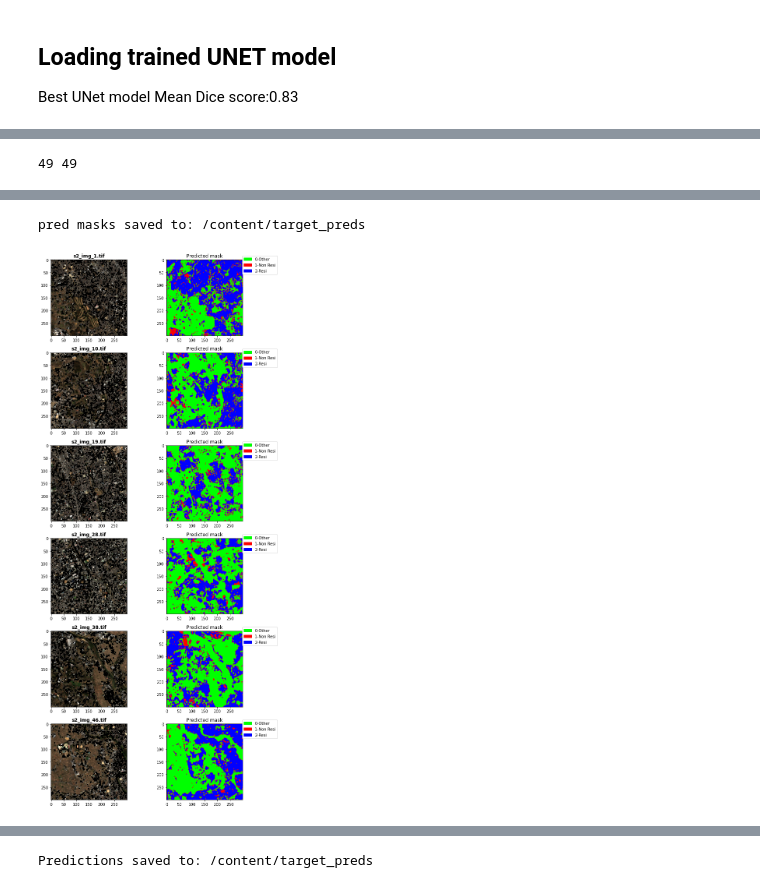
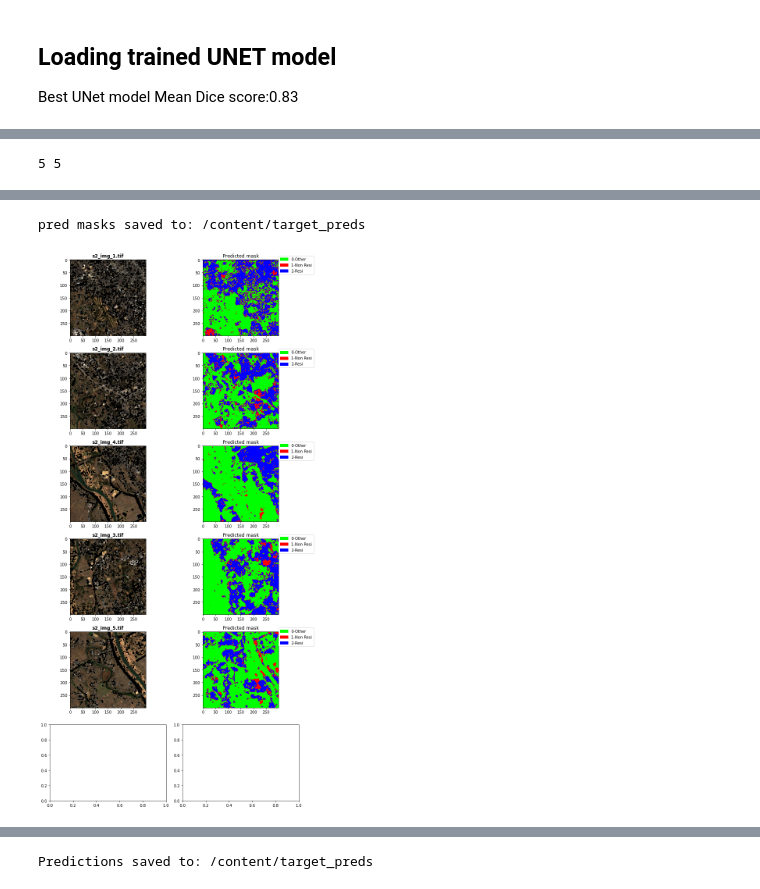
Before and after one commit to lleviraz/urban_segmentation, a Jupyter notebook: notebooks/NB1 Preprocess and Predict.ipynb, the cells around one changed output, grey strips where cells are left out. Drawn from its saved outputs; the diff is of its cells as text; code cells hidden in the pictures.

```diff
--- a/notebooks/NB1 Preprocess and Predict.ipynb
+++ b/notebooks/NB1 Preprocess and Predict.ipynb
@@ -24,7 +24,8 @@ Prerequisites:
 5.   Run the notebook to predict the masks
 # %%
 #TODO >>>>>>>>>> CHANGE TO THE DOWNLOADED IMAGES DIRECTORY (INPUT)
-EXPORT_DIR='/content/drive/MyDrive/gee_export_Jul_14_2022_1601test'
+# EXPORT_DIR='/content/drive/MyDrive/gee_export_Jul_14_2022_1601test'
+EXPORT_DIR='/content/drive/MyDrive/gee_export_Sep_06_2022_1010'
 #TODO Change to "True" to see predicted masks (takes a bit longer to run)
 VERBOSE=True
 # %% [markdown]
@@ -323,6 +317,6 @@ flat2_preds = [x for xs in test2_preds for x in xs]
 print(len(test2_images),len(flat2_preds))
 plot_predictions(test2_images,flat2_preds,PREPROC_DIR,
                  TARGET_PREDS_DIR,cmap=CMAP,code2class=code2class,
-                 class2desc=class2desc,show_every=9,verbose=VERBOSE)
+                 class2desc=class2desc,show_every=1,verbose=VERBOSE)
 # %% [output]
-49 49
+5 5
@@ -335,3 +328,3 @@ Clipping input data to the valid range for imshow with RGB data ([0..1] for floa
 pred masks saved to: /content/target_preds
-[figure, old version]
+[figure, new version]
 # %%
```
Also changed, not shown: parts of 14 cells of this notebook.
